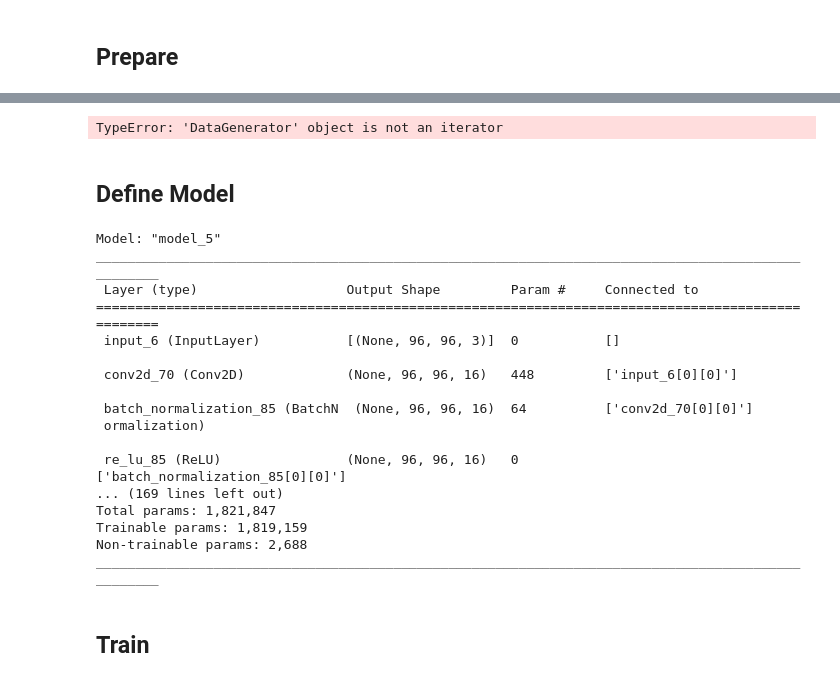
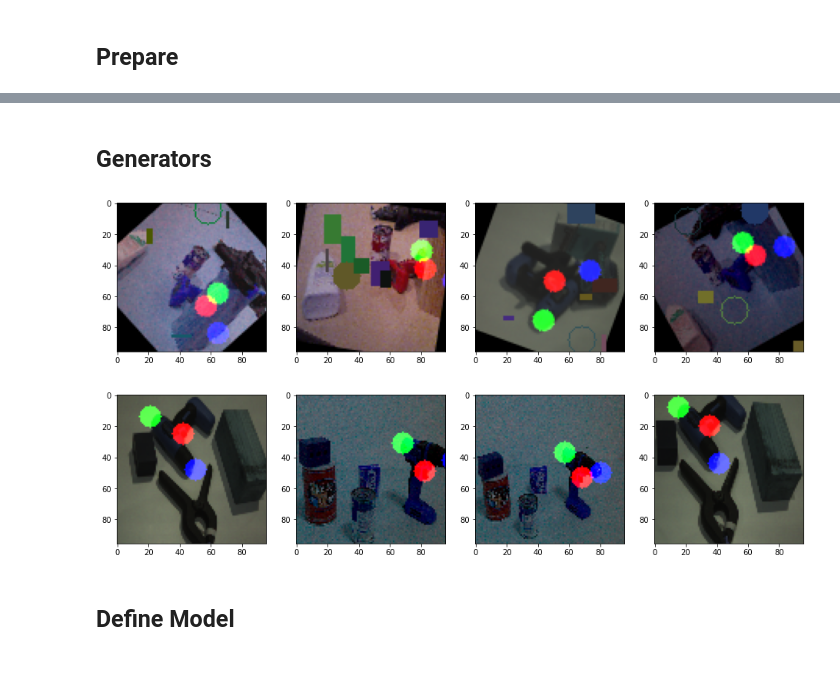
Before and after one commit to Satoszi/Pose-estimation-hourglass, a Jupyter notebook: rgbd_ycb/cleaning_experiment_env.ipynb, the cells around one changed output, grey strips where cells are left out. Drawn from its saved outputs; the diff is of its cells as text; code cells hidden in the pictures.

```diff
--- a/rgbd_ycb/cleaning_experiment_env.ipynb
+++ b/rgbd_ycb/cleaning_experiment_env.ipynb
@@ -134,7 +61,19 @@ generatorek = data_generator_builder.build_tf_generator()
-# %%
-a,b = next(generatorek)
-# %% [output]
-TypeError: 'DataGenerator' object is not an iterator
+# %% [markdown]
+## Generators
+# %%
+train_generator_builder = DataGeneratorBuilder(data_loader, frames_poses_dict, train_types, aug = True)
+train_generator = train_generator_builder.generator
+tf_train_generator = train_generator_builder.build_tf_generator()
+
+val_generator_builder = DataGeneratorBuilder(data_loader, frames_poses_dict, val_types, aug = False)
+val_generator = val_generator_builder.generator
+tf_val_generator = val_generator_builder.build_tf_generator()
+# %%
+visualize_image_data(train_generator)
+visualize_image_data(val_generator)
+# %% [output]
+[figure, added]
+[figure, added]
 # %% [markdown]
 ## Define Model
 # %%
@@ -142,24 +81,4 @@ config = {}
 model_manager = ModelManager(config)
 model = model_manager.build_model(IMG_SIZE)
 # %%
-model.summary()
+#model.summary()
-# %% [output]
-Model: "model_5"
-__________________________________________________________________________________________________
- Layer (type)                   Output Shape         Param #     Connected to
-==================================================================================================
- input_6 (InputLayer)           [(None, 96, 96, 3)]  0           []
-
- conv2d_70 (Conv2D)             (None, 96, 96, 16)   448         ['input_6[0][0]']
-
- batch_normalization_85 (BatchN  (None, 96, 96, 16)  64          ['conv2d_70[0][0]']
- ormalization)
-
- re_lu_85 (ReLU)                (None, 96, 96, 16)   0           ['batch_normalization_85[0][0]']
-... (169 lines left out)
-Total params: 1,821,847
-Trainable params: 1,819,159
-Non-trainable params: 2,688
-__________________________________________________________________________________________________
-# %% [markdown]
-## Train
```
Also changed, not shown: parts of 20 cells of this notebook, 1 other file.
